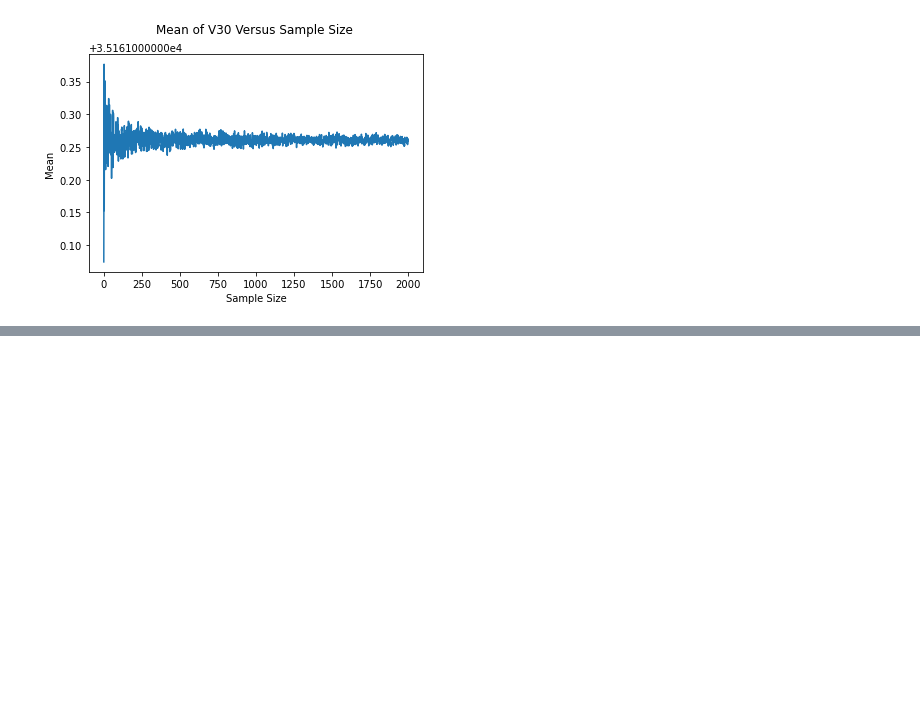
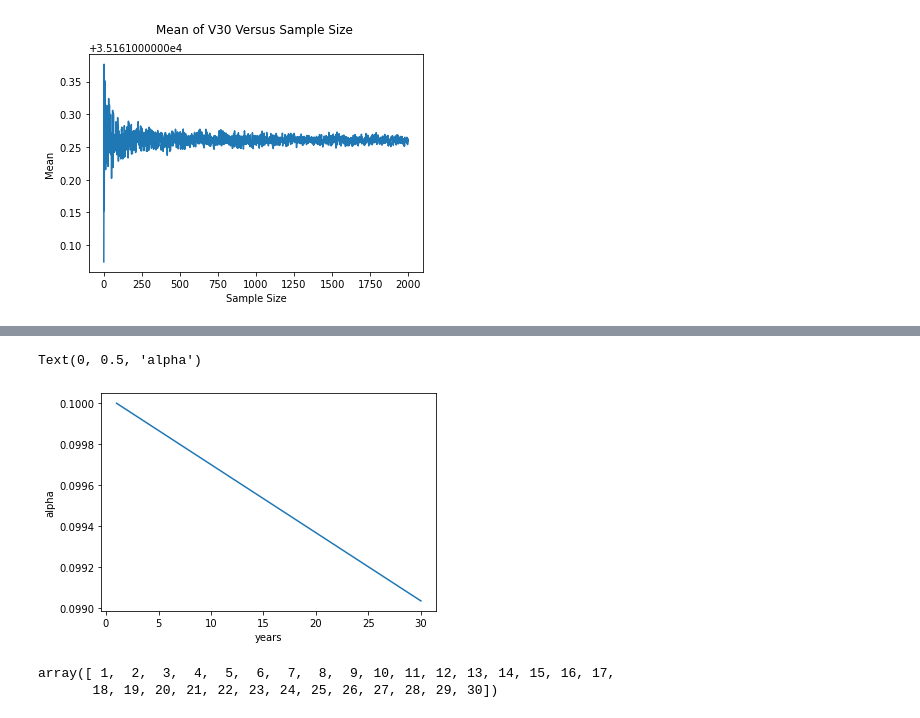
Before and after one commit to taariqnazar/Risk_management, a Jupyter notebook: helper.ipynb, the cells around one changed output, grey strips where cells are left out. Cells and saved outputs as stored; diff of their text form; code cells hidden in the pictures; blank space fills up the shorter version.

```diff
--- a/helper.ipynb
+++ b/helper.ipynb
@@ -98,0 +101,19 @@ for i in range(0,len(p)): # i = 0 & 1
+# %%
+def alpha_func(p,c, year = 30):
+    store = np.zeros(year)
+    for k in range(0,year):
+        store[k] = p*(1-c*(k+1-1)/30)
+    return store
+
+
+plt.plot(np.arange(1,31), alpha_func(0.1,0.01, 30)) # np.arange(1,31) = 1:30
+plt.xlabel('years')
+plt.ylabel('alpha')
+# %% [output]
+Text(0, 0.5, 'alpha')
+[figure, added]
+# %%
+np.arange(1,31)
+# %% [output]
+array([ 1,  2,  3,  4,  5,  6,  7,  8,  9, 10, 11, 12, 13, 14, 15, 16, 17,
+       18, 19, 20, 21, 22, 23, 24, 25, 26, 27, 28, 29, 30])
```
Also changed, not shown: parts of 3 cells of this notebook, 8 other files.
